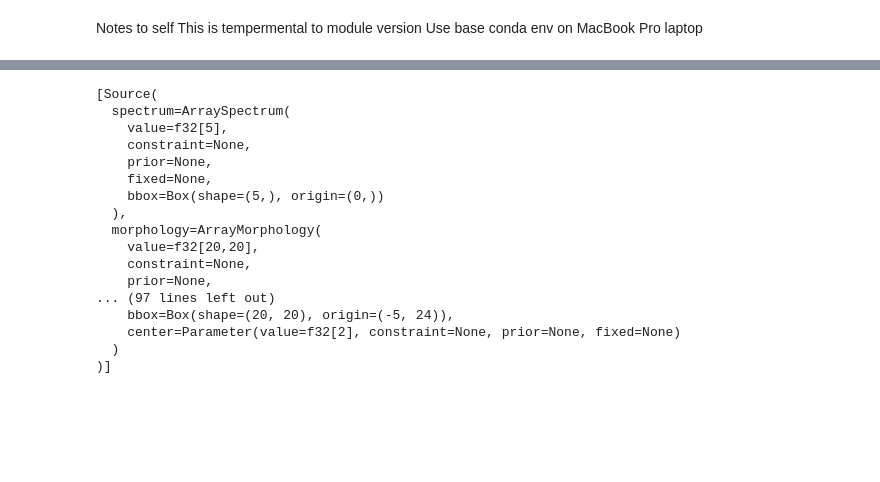
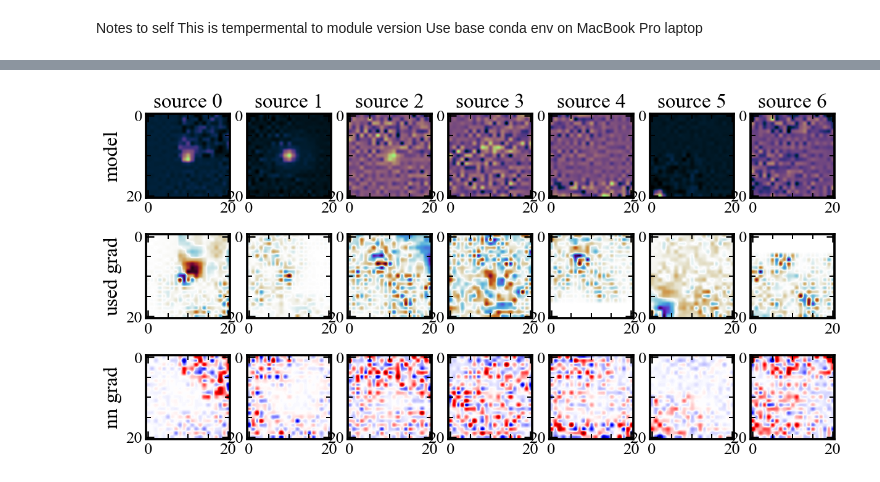
Before and after one commit to pmelchior/scarlet2, a Jupyter notebook: run_test.ipynb, the cells around one changed output, grey strips where cells are left out. Saved outputs shown, nothing was run; the diff lists cells and outputs as text; code cells hidden in the pictures; blank space fills up the shorter version.

```diff
--- a/run_test.ipynb
+++ b/run_test.ipynb
@@ -128,21 +104,0 @@ print( scene.sources )
-# %%
-# TODO: find out why grads don't show prior in ArrayMorphology, is this expected?
-print( grads.sources )
-# %% [output]
-[Source(
-  spectrum=ArraySpectrum(
-    value=f32[5],
-    constraint=None,
-    prior=None,
-    fixed=None,
-    bbox=Box(shape=(5,), origin=(0,))
-  ),
-  morphology=ArrayMorphology(
-    value=f32[20,20],
-    constraint=None,
-    prior=None,
-... (97 lines left out)
-    bbox=Box(shape=(20, 20), origin=(-5, 24)),
-    center=Parameter(value=f32[2], constraint=None, prior=None, fixed=None)
-  )
-)]
@@ -169,3 +131,40 @@ print( grads.sources )
+# %%
+# test to see if issue is with image storage type
+# NOTE: nope works fine. grads correctly calculated, but not with the log_prior routine
+import jax
+import cmasher as cmr
+int_method = 'hermite'
+
+fig = plt.figure(figsize=(12, 6), dpi = 120)
+num_src = len( scene.sources )
+for idx in range(num_src):
+    y = scene.sources[idx].morphology.value
+    nn = NNPrior()
+    grads_src = jax.grad(nn.log_prob)(y)
+    grad_used = grads.sources[idx].morphology.value
+
+    # source morphology
+    plt.subplot(3, num_src, idx + 1)
+    plt.imshow(y,cmap = cmr.lilac, interpolation=int_method)
+    plt.title(f"source {idx}", fontsize = 20)
+    if idx==0:
+        plt.ylabel("model", fontsize = 20)
+
+    # used grads
+    plt.subplot(3,num_src, idx + num_src + 1)
+    tmax = np.max(np.abs(grad_used))
+    plt.imshow(grad_used,cmap = cmr.fusion, vmin = -tmax, vmax = tmax, interpolation=int_method)
+    if idx==0:
+        plt.ylabel("used grad", fontsize = 20)
+
+    # nn grads
+    plt.subplot(3, num_src, idx + 2 * num_src + 1)
+    tmax = np.max(np.abs(grads_src))
+    plt.imshow(grads_src,cmap = 'seismic', vmin = -tmax, vmax = tmax, interpolation=int_method)
+    if idx==0:
+        plt.ylabel("nn grad", fontsize = 20)
+# %% [output]
+[figure, added]
 # %%
 import cmasher as cmr
 # TODO: Make proper normalising and stretching routine like the Lupton one
```
Also changed, not shown: parts of 9 cells of this notebook.
